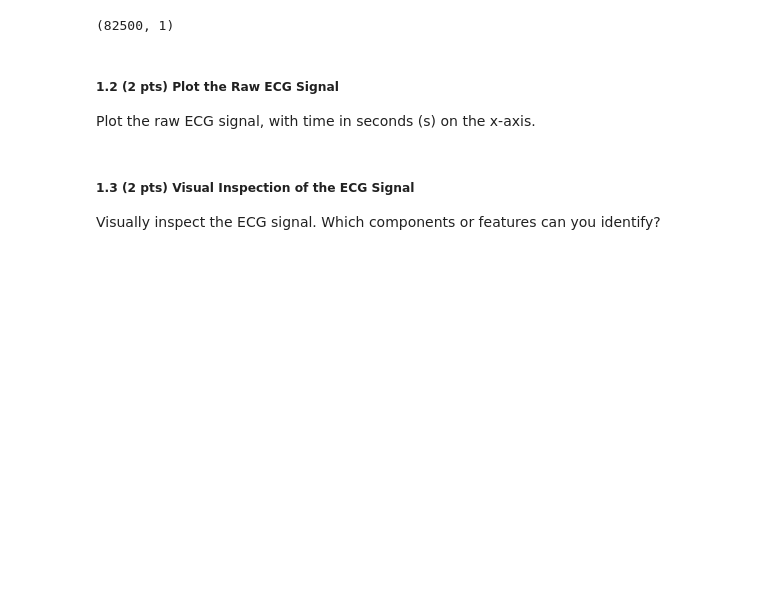
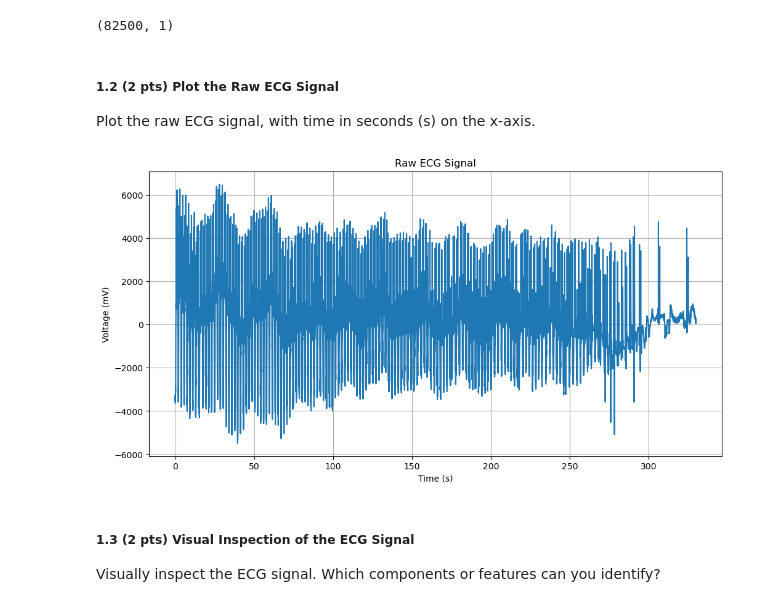
Before and after one commit to aless-sm/ECG-Asystole-Detection, a Jupyter notebook: ECG_Asystole_Detection.ipynb, the cells around one changed output. Cells and saved outputs as stored; diff of their text form; code cells hidden in the pictures; blank space fills up the shorter version.

Commit message:
Plot raw ECG signal

```diff
--- a/ECG_Asystole_Detection.ipynb
+++ b/ECG_Asystole_Detection.ipynb
@@ -49,8 +49,8 @@ $\textcolor{red}{\text{The sampling rate for the raw ECG signal is 250 Hz.}}$
 import pandas as pd
 
 # Load the ECG data from CSV file
-# Assumes the file "ecg_data_hw1.csv" is in the same working directory as this notebook
-ecg_data = pd.read_csv("ecg_data_hw1.csv", header=None)
+# Assumes the file "ecg_data.csv" is in the same working directory as this notebook
+ecg_data = pd.read_csv("ecg_data.csv", header=None)
 
 # Preview the shape of the dataset (rows, columns)
 print(ecg_data.shape)
@@ -60,6 +60,24 @@ print(ecg_data.shape)
 ##### 1.2 (2 pts) Plot the Raw ECG Signal
 
 Plot the raw ECG signal, with time in seconds (s) on the x-axis.
+# %%
+import numpy as np
+import matplotlib.pyplot as plt
+
+#Declare sampling rate and time vector
+sampling_rate = 250
+ecg_time = np.arange(len(ecg_data))/sampling_rate
+
+#Plot Raw ECG Data
+plt.figure(figsize=(12,6))
+plt.plot(ecg_time, ecg_data)
+plt.title("Raw ECG Signal")
+plt.xlabel("Time (s)")
+plt.ylabel ("Voltage (mV)")
+plt.grid(True)
+plt.show()
+# %% [output]
+[figure, added]
 # %% [markdown]
 ##### 1.3 (2 pts) Visual Inspection of the ECG Signal
 
```
